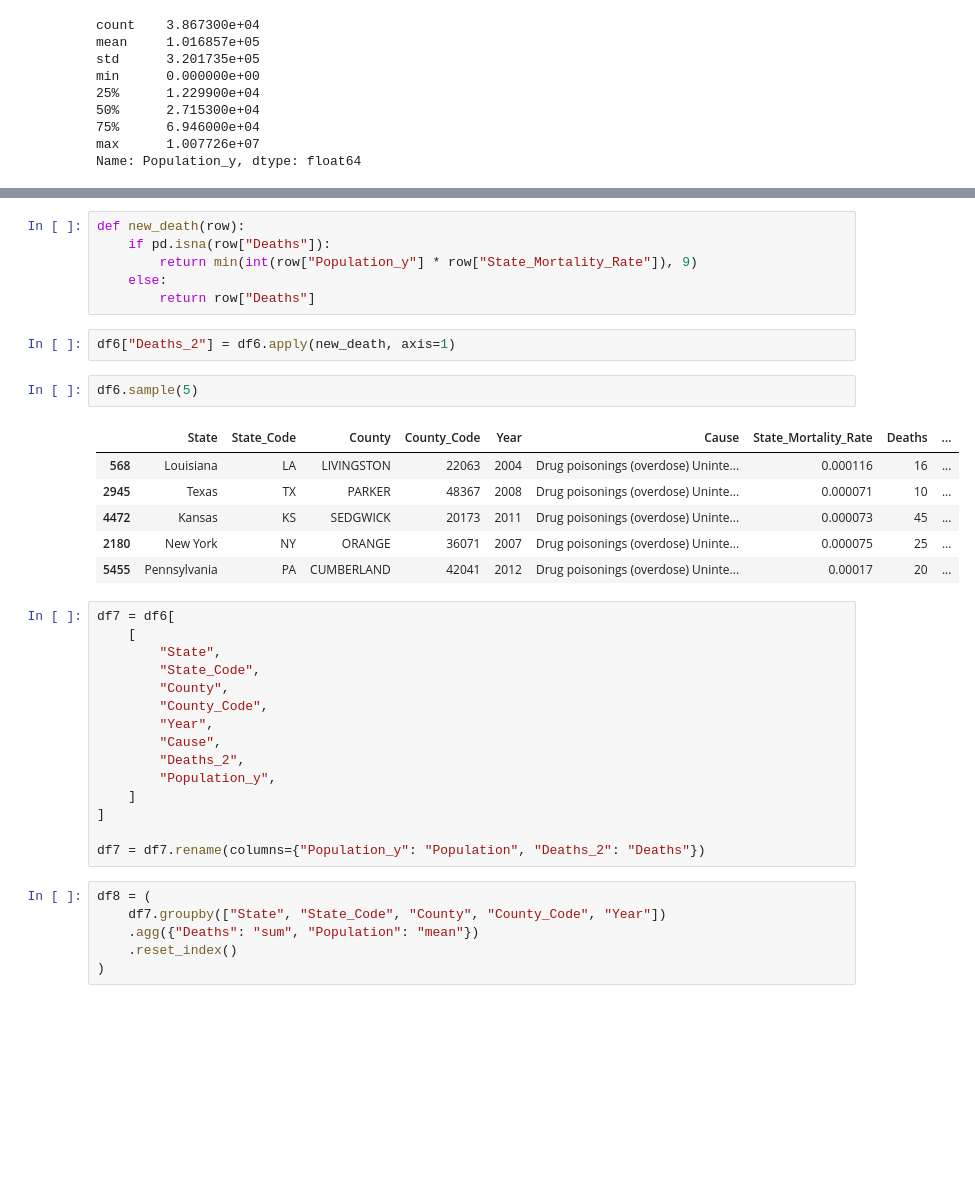
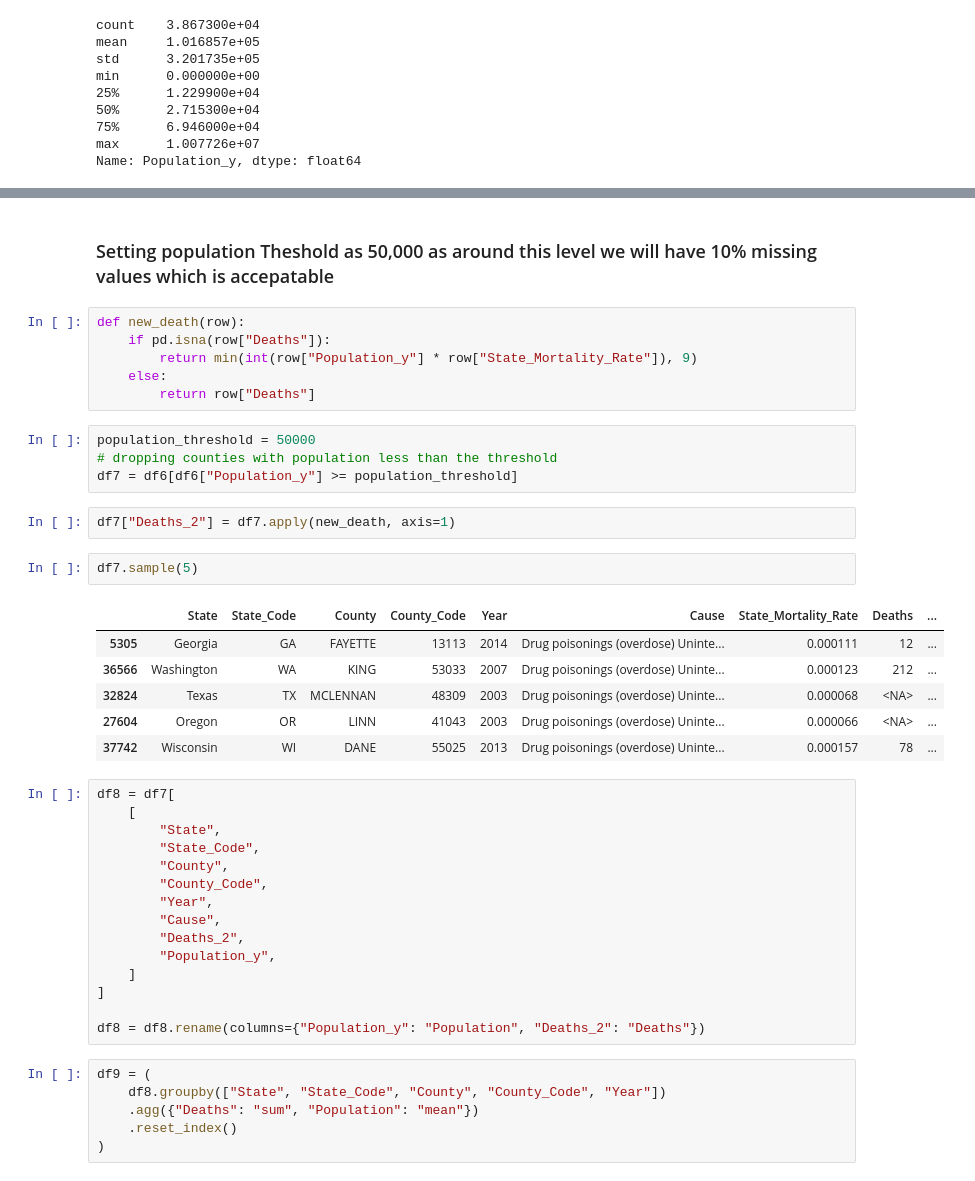
Before and after one commit to MIDS-at-Duke/Opioid-Team-Project-Group-9, a Jupyter notebook: Codes/mortality_data/mortality_correction_v2.ipynb, the cells around one changed output, grey strips where cells are left out. Saved outputs shown, nothing was run; the diff lists cells and outputs as text; blank space fills up the shorter version.

```diff
--- a/Codes/mortality_data/mortality_correction_v2.ipynb
+++ b/Codes/mortality_data/mortality_correction_v2.ipynb
@@ -422,22 +446,28 @@ df6[df6["Mortality_Rate"].isna()]["County_Code"].nunique()
+# %% [markdown]
+### Setting population Theshold as 50,000 as around this level we will have 10% missing values which is accepatable
 # %%
 def new_death(row):
     if pd.isna(row["Deaths"]):
         return min(int(row["Population_y"] * row["State_Mortality_Rate"]), 9)
     else:
         return row["Deaths"]
+# %%
+population_threshold = 50000
+# dropping counties with population less than the threshold
+df7 = df6[df6["Population_y"] >= population_threshold]
 # %%
-df6["Deaths_2"] = df6.apply(new_death, axis=1)
+df7["Deaths_2"] = df7.apply(new_death, axis=1)
 # %%
-df6.sample(5)
+df7.sample(5)
 # %% [output]
 |  | State | State_Code | County | County_Code | Year | Cause | State_Mortality_Rate | Deaths | ... |
-| 568 | Louisiana | LA | LIVINGSTON | 22063 | 2004 | Drug poisonings (overdose) Uninte... | 0.000116 | 16 | ... |
-| 2945 | Texas | TX | PARKER | 48367 | 2008 | Drug poisonings (overdose) Uninte... | 0.000071 | 10 | ... |
-| 4472 | Kansas | KS | SEDGWICK | 20173 | 2011 | Drug poisonings (overdose) Uninte... | 0.000073 | 45 | ... |
-| 2180 | New York | NY | ORANGE | 36071 | 2007 | Drug poisonings (overdose) Uninte... | 0.000075 | 25 | ... |
-| 5455 | Pennsylvania | PA | CUMBERLAND | 42041 | 2012 | Drug poisonings (overdose) Uninte... | 0.00017 | 20 | ... |
+| 5305 | Georgia | GA | FAYETTE | 13113 | 2014 | Drug poisonings (overdose) Uninte... | 0.000111 | 12 | ... |
+| 36566 | Washington | WA | KING | 53033 | 2007 | Drug poisonings (overdose) Uninte... | 0.000123 | 212 | ... |
+| 32824 | Texas | TX | MCLENNAN | 48309 | 2003 | Drug poisonings (overdose) Uninte... | 0.000068 | <NA> | ... |
+| 27604 | Oregon | OR | LINN | 41043 | 2003 | Drug poisonings (overdose) Uninte... | 0.000066 | <NA> | ... |
+| 37742 | Wisconsin | WI | DANE | 55025 | 2013 | Drug poisonings (overdose) Uninte... | 0.000157 | 78 | ... |
 # %%
-df7 = df6[
+df8 = df7[
     [
         "State",
         "State_Code",
@@ -450,10 +480,10 @@ df7 = df6[
     ]
 ]
 
-df7 = df7.rename(columns={"Population_y": "Population", "Deaths_2": "Deaths"})
+df8 = df8.rename(columns={"Population_y": "Population", "Deaths_2": "Deaths"})
 # %%
-df8 = (
-    df7.groupby(["State", "State_Code", "County", "County_Code", "Year"])
+df9 = (
+    df8.groupby(["State", "State_Code", "County", "County_Code", "Year"])
     .agg({"Deaths": "sum", "Population": "mean"})
     .reset_index()
 )
```
Also changed, not shown: parts of 9 cells of this notebook, 2 other files.
